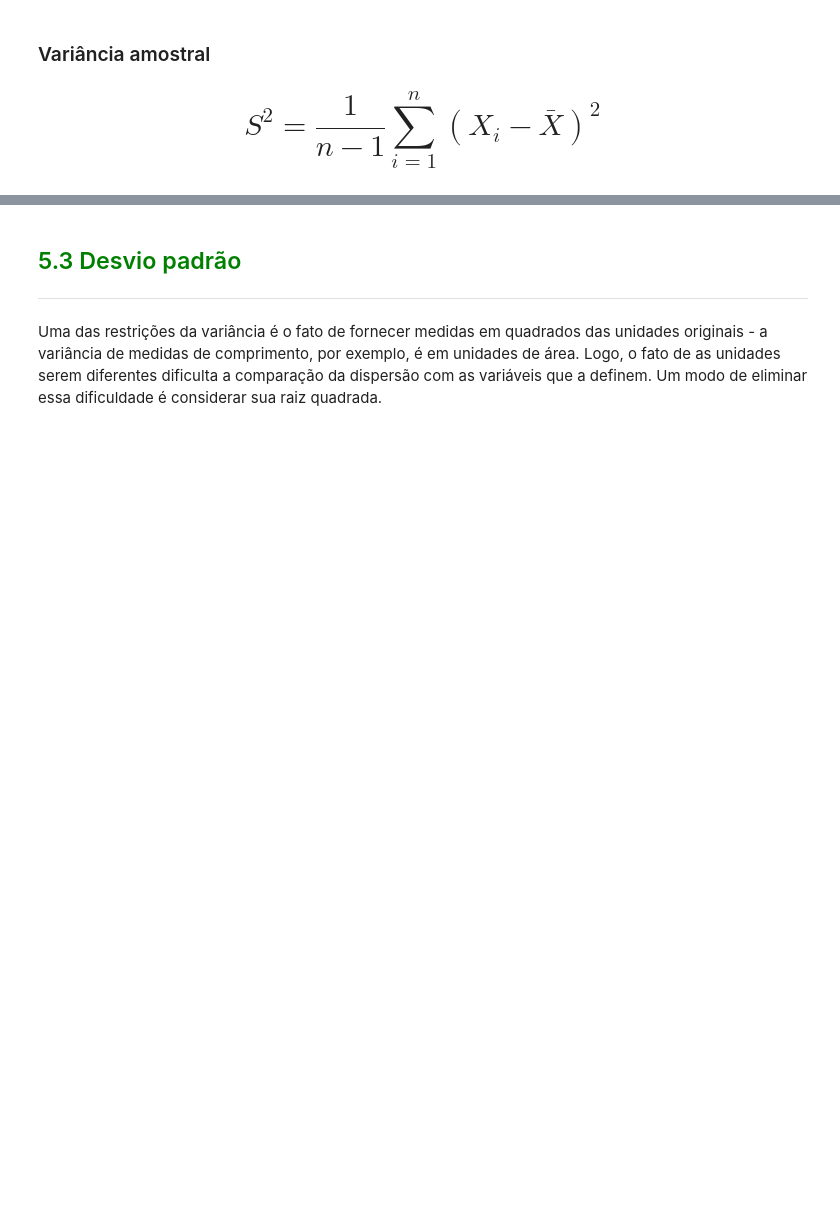
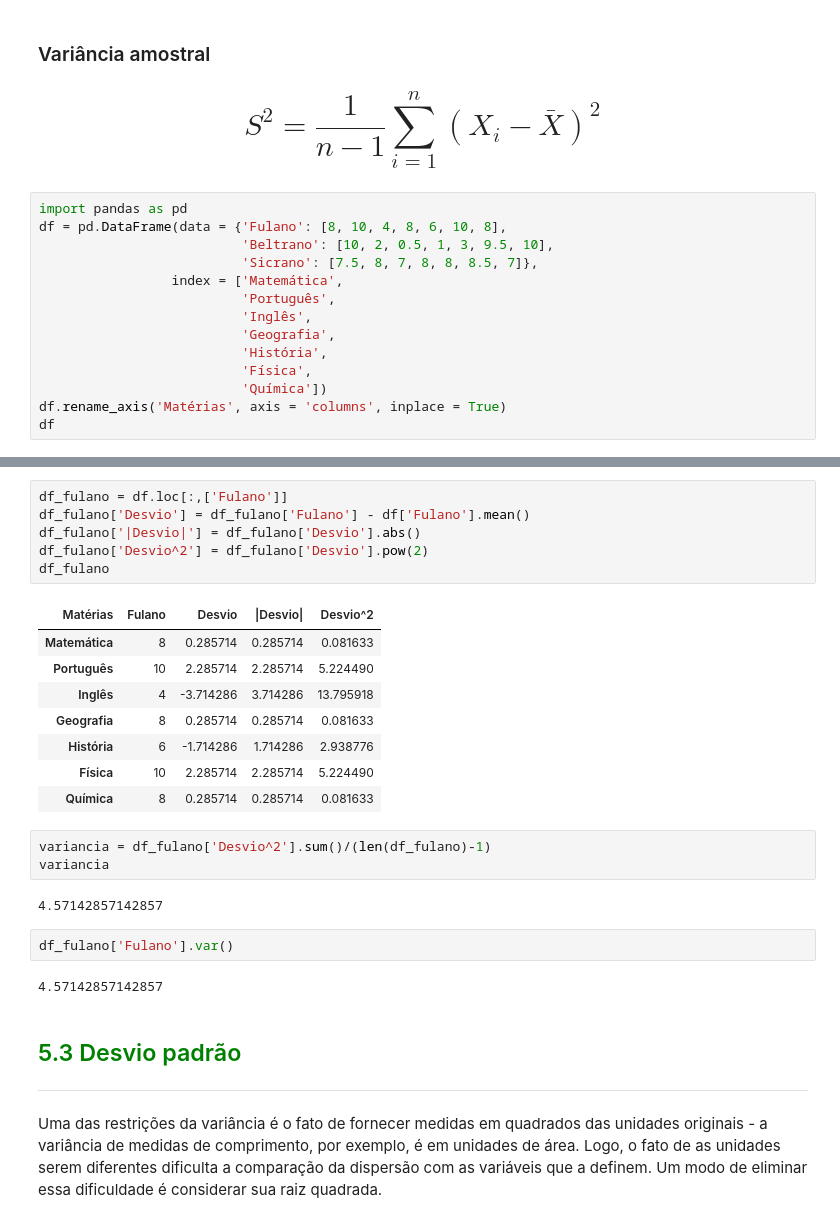
Before and after one commit to ciqueti/Estatistica_Distribuicao_e_Medidas, a Jupyter notebook: Parte_1/Curso_de_Estatística_Parte_1.ipynb, the cells around one changed output, grey strips where cells are left out. Saved outputs shown, nothing was run; the diff lists cells and outputs as text; blank space fills up the shorter version.

```diff
--- a/Parte_1/Curso_de_Estatística_Parte_1.ipynb
+++ b/Parte_1/Curso_de_Estatística_Parte_1.ipynb
@@ -1011,3 +1011,17 @@ A variância é construída a partir das diferenças entre cada observação e a
 ### Variância amostral
 
 # $$S^2 = \frac 1{n-1}\sum_{i=1}^{n}(X_i-\bar{X})^2$$
+# %%
+import pandas as pd
+df = pd.DataFrame(data = {'Fulano': [8, 10, 4, 8, 6, 10, 8],
+                          'Beltrano': [10, 2, 0.5, 1, 3, 9.5, 10],
+                          'Sicrano': [7.5, 8, 7, 8, 8, 8.5, 7]},
+                 index = ['Matemática',
+                          'Português',
+                          'Inglês',
+                          'Geografia',
+                          'História',
+                          'Física',
+                          'Química'])
+df.rename_axis('Matérias', axis = 'columns', inplace = True)
+df
@@ -1014,3 +1037,27 @@ A variância é construída a partir das diferenças entre cada observação e a
+# %%
+df_fulano = df.loc[:,['Fulano']]
+df_fulano['Desvio'] = df_fulano['Fulano'] - df['Fulano'].mean()
+df_fulano['|Desvio|'] = df_fulano['Desvio'].abs()
+df_fulano['Desvio^2'] = df_fulano['Desvio'].pow(2)
+df_fulano
+# %% [output]
+| Matérias | Fulano | Desvio | |Desvio| | Desvio^2 |
+| Matemática | 8 | 0.285714 | 0.285714 | 0.081633 |
+| Português | 10 | 2.285714 | 2.285714 | 5.224490 |
+| Inglês | 4 | -3.714286 | 3.714286 | 13.795918 |
+| Geografia | 8 | 0.285714 | 0.285714 | 0.081633 |
+| História | 6 | -1.714286 | 1.714286 | 2.938776 |
+| Física | 10 | 2.285714 | 2.285714 | 5.224490 |
+| Química | 8 | 0.285714 | 0.285714 | 0.081633 |
+# %%
+variancia = df_fulano['Desvio^2'].sum()/(len(df_fulano)-1)
+variancia
+# %% [output]
+4.57142857142857
+# %%
+df_fulano['Fulano'].var()
+# %% [output]
+4.57142857142857
 # %% [markdown]
 ## <font color=green>5.3 Desvio padrão</font>
 ***
```
Also changed, not shown: parts of 8 cells of this notebook, 2 other files.
